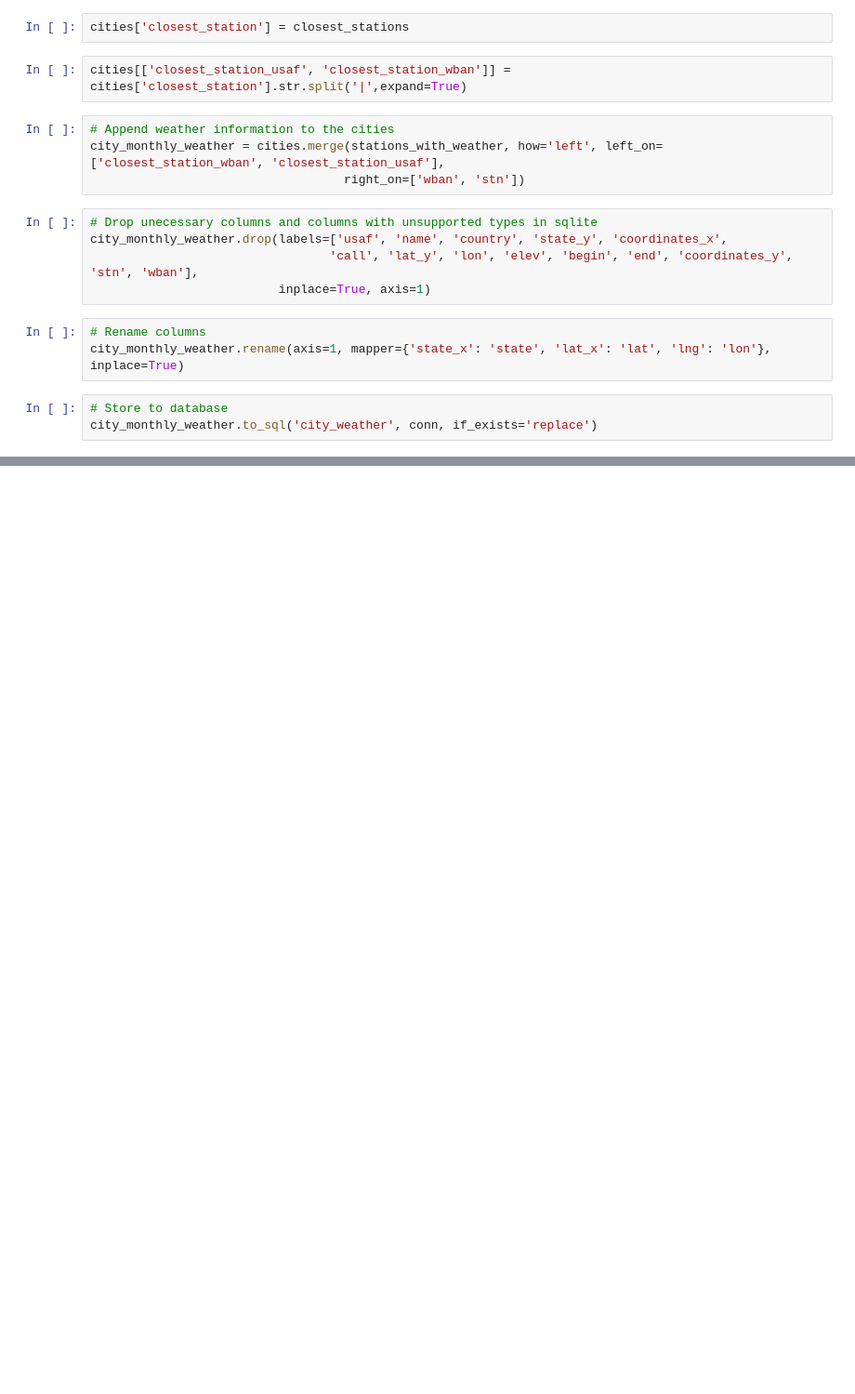
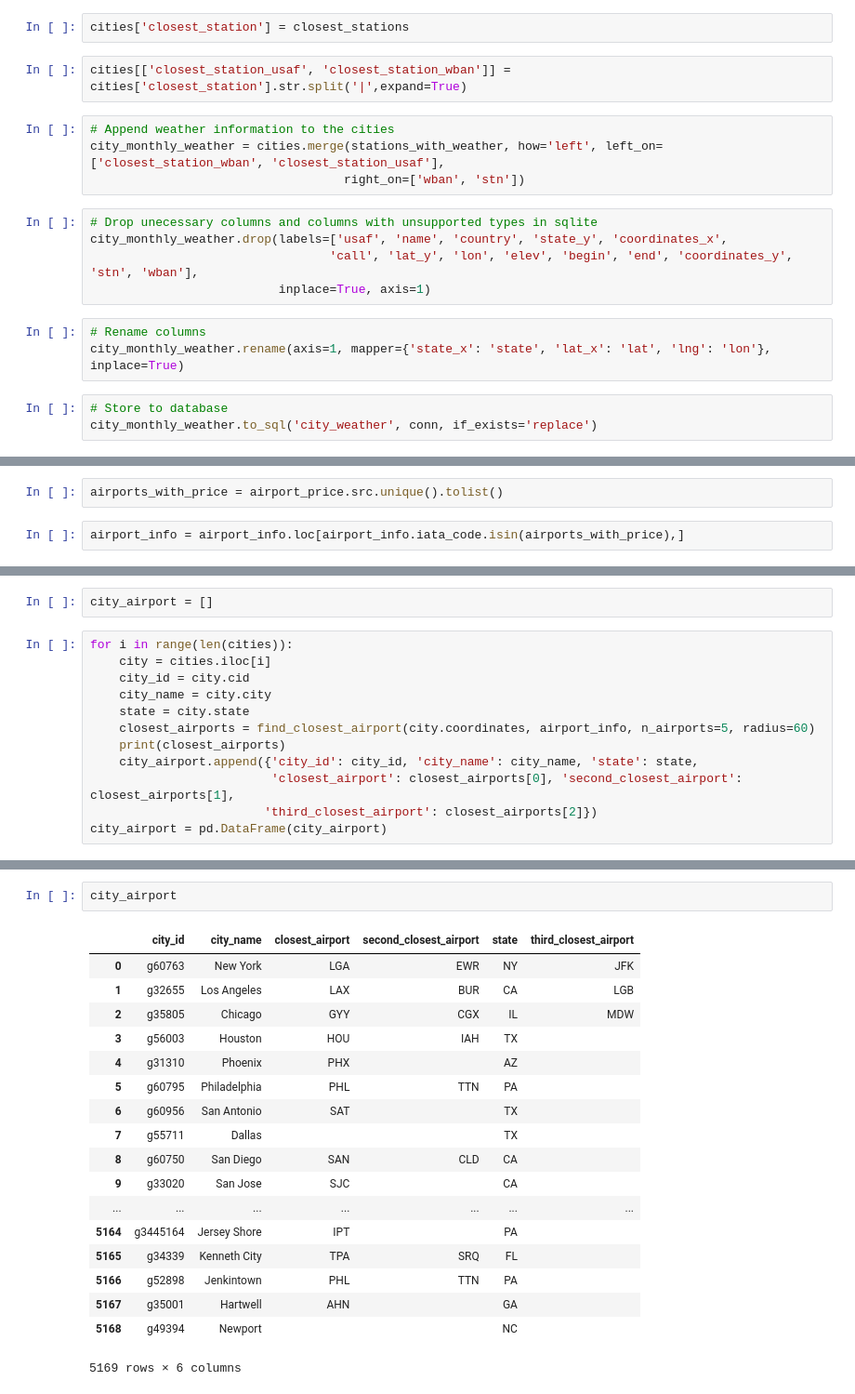
Before and after one commit to danjonweb/DataVis-Team88Project, a Jupyter notebook: DataCollection/WeatherData/Development Notebook.ipynb, the cells around one changed output, grey strips where cells are left out. Shown at 93% size. Saved outputs shown, nothing was run; the diff lists cells and outputs as text; blank space fills up the shorter version.

Commit message:
Find closest airports to cities
Get the closest 3 airports to all the cities in our dataset, within
a radius of 60 km. Some cities do not have any airport, need to
investigate why

```diff
--- a/DataCollection/WeatherData/Development Notebook.ipynb
+++ b/DataCollection/WeatherData/Development Notebook.ipynb
@@ -139,0 +218,4 @@ city_monthly_weather.to_sql('city_weather', conn, if_exists='replace')
+# %%
+airports_with_price = airport_price.src.unique().tolist()
+# %%
+airport_info = airport_info.loc[airport_info.iata_code.isin(airports_with_price),]
@@ -139,0 +226,14 @@ city_monthly_weather.to_sql('city_weather', conn, if_exists='replace')
+# %%
+city_airport = []
+# %%
+for i in range(len(cities)):
+    city = cities.iloc[i]
+    city_id = city.cid
+    city_name = city.city
+    state = city.state
+    closest_airports = find_closest_airport(city.coordinates, airport_info, n_airports=5, radius=60)
+    print(closest_airports)
+    city_airport.append({'city_id': city_id, 'city_name': city_name, 'state': state,
+                         'closest_airport': closest_airports[0], 'second_closest_airport': closest_airports[1],
+                        'third_closest_airport': closest_airports[2]})
+city_airport = pd.DataFrame(city_airport)
@@ -139,0 +258,21 @@ city_monthly_weather.to_sql('city_weather', conn, if_exists='replace')
+# %%
+city_airport
+# %% [output]
+|  | city_id | city_name | closest_airport | second_closest_airport | state | third_closest_airport |
+| 0 | g60763 | New York | LGA | EWR | NY | JFK |
+| 1 | g32655 | Los Angeles | LAX | BUR | CA | LGB |
+| 2 | g35805 | Chicago | GYY | CGX | IL | MDW |
+| 3 | g56003 | Houston | HOU | IAH | TX |  |
+| 4 | g31310 | Phoenix | PHX |  | AZ |  |
+| 5 | g60795 | Philadelphia | PHL | TTN | PA |  |
+| 6 | g60956 | San Antonio | SAT |  | TX |  |
+| 7 | g55711 | Dallas |  |  | TX |  |
+| 8 | g60750 | San Diego | SAN | CLD | CA |  |
+| 9 | g33020 | San Jose | SJC |  | CA |  |
+| ... | ... | ... | ... | ... | ... | ... |
+| 5164 | g3445164 | Jersey Shore | IPT |  | PA |  |
+| 5165 | g34339 | Kenneth City | TPA | SRQ | FL |  |
+| 5166 | g52898 | Jenkintown | PHL | TTN | PA |  |
+| 5167 | g35001 | Hartwell | AHN |  | GA |  |
+| 5168 | g49394 | Newport |  |  | NC |  |
+5169 rows × 6 columns
```
Also changed, not shown: parts of 14 cells of this notebook, 5 other files.
